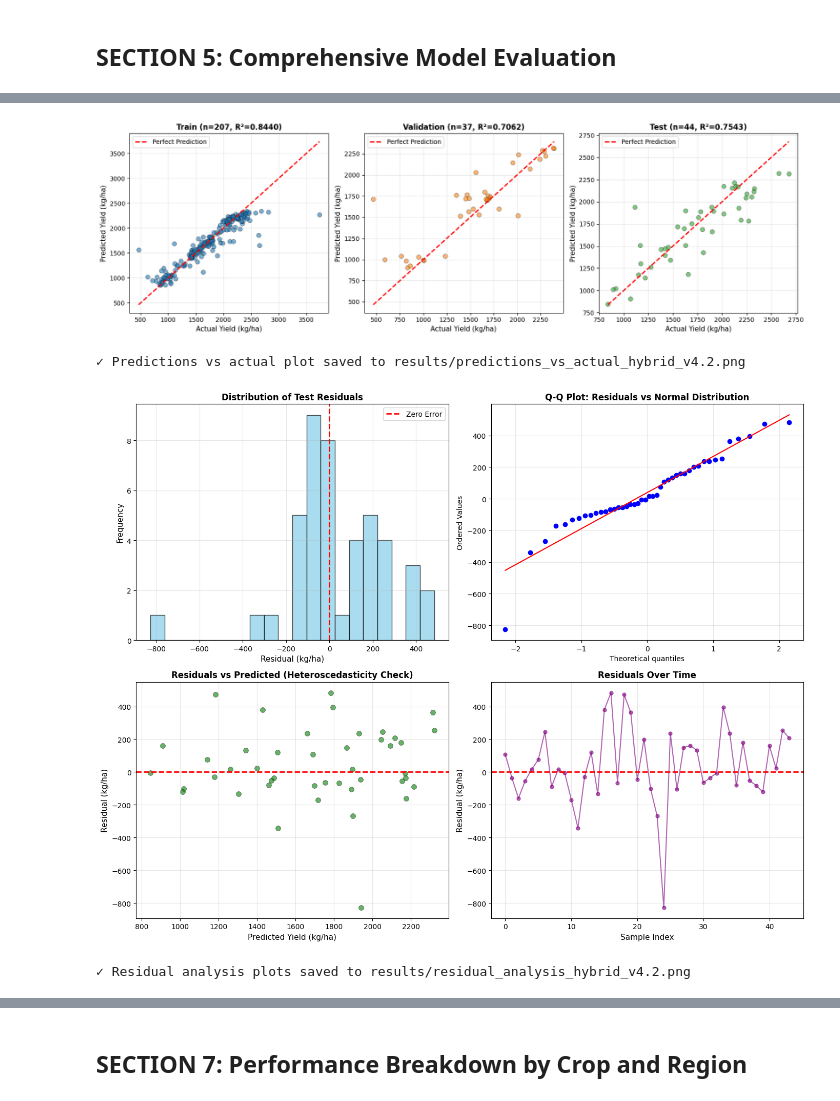
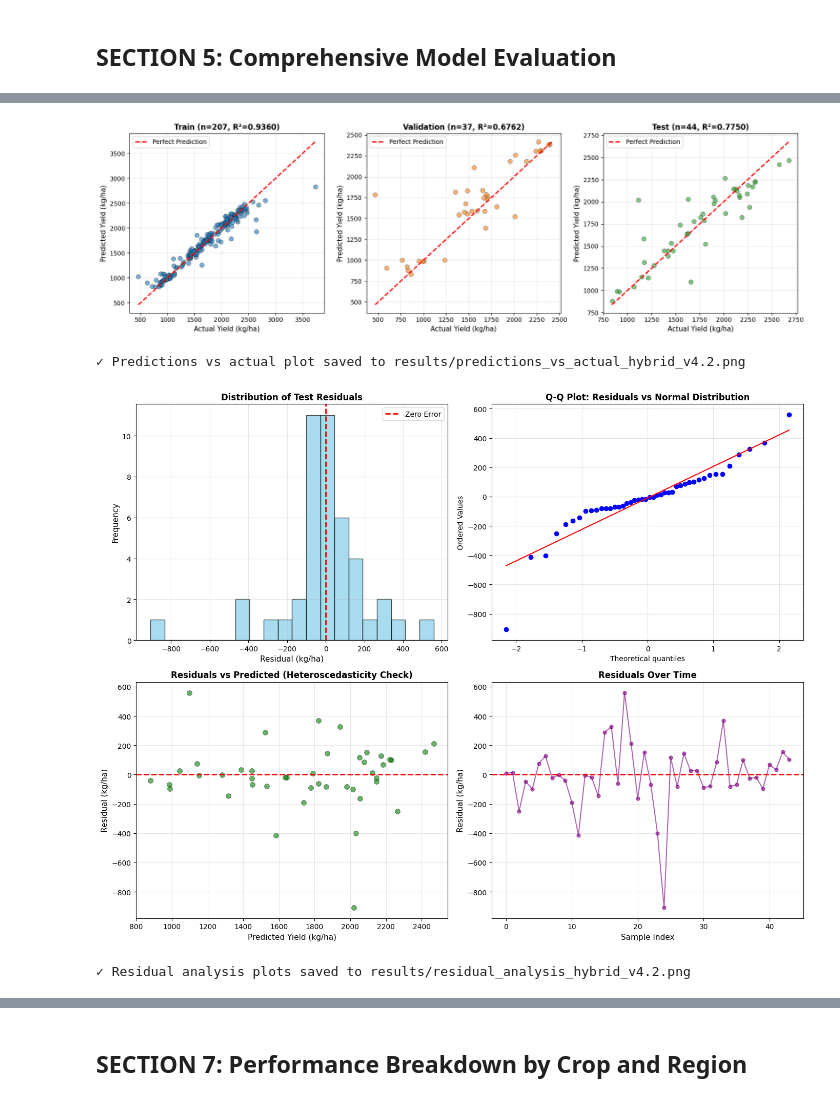
Before and after one commit to David-Ibitokun/Final-Year-Project, a Jupyter notebook: climate_change_food_security_hybrid_model_v4.2.ipynb, the cells around one changed output, grey strips where cells are left out. Saved outputs shown, nothing was run; the diff lists cells and outputs as text; code cells hidden in the pictures.

```diff
--- a/climate_change_food_security_hybrid_model_v4.2.ipynb
+++ b/climate_change_food_security_hybrid_model_v4.2.ipynb
@@ -464,12 +479,12 @@ Model: "TCN_MLP_Hybrid_Enhanced"
 ## SECTION 4: Train Final Model with Optimal Hyperparameters
 # %%
 # ─── ENHANCED SYNTHETIC DATA AUGMENTATION & K-FOLD DEEP ENSEMBLE ──────────
-print("\nApplying enhanced augmentation with temporal shifts and training 15-model Deep Ensemble...\n")
+print("\nApplying AGGRESSIVE augmentation with temporal shifts and training 15-model Deep Ensemble...\n")
 from sklearn.model_selection import StratifiedKFold
 import tensorflow as tf
 
-def augment_data(X, y, region_ids, crop_ids, year_progression, num_augments=30, noise_level=0.02):
-    """Enhanced augmentation with temporal shifts and cycle awareness."""
+def augment_data(X, y, region_ids, crop_ids, year_progression, num_augments=30, noise_level=0.05):
+    """Enhanced augmentation with temporal shifts and STRONG variations to reduce overfitting."""
     X_aug, y_aug, r_aug, c_aug, yr_aug = [], [], [], [], []
 
     # Original data
@@ -480,12 +495,12 @@ def augment_data(X, y, region_ids, crop_ids, year_progression, num_augments=30,
     yr_aug.append(year_progression)
 
     for _ in range(num_augments):
-        # 1. Gaussian Noise Injection (sensor/measurement error)
+        # 1. Gaussian Noise Injection (STRONGER sensor/measurement error: 0.05 vs 0.02)
         noise = np.random.normal(0, noise_level, X.shape)
         X_noisy = X + noise
 
-        # 2. Magnitude Scaling (climate intensity variations)
-        scale = np.random.uniform(0.90, 1.10, size=(X.shape[0], 1, X.shape[2]))
+        # 2. Magnitude Scaling (EXPANDED climate intensity variations: 0.80-1.20 vs 0.90-1.10)
+        scale = np.random.uniform(0.80, 1.20, size=(X.shape[0], 1, X.shape[2]))
         X_noisy = X_noisy * scale
 
         # 3. Temporal Shifts (simulate seasonal timing variations)
@@ -495,8 +510,8 @@ def augment_data(X, y, region_ids, crop_ids, year_progression, num_augments=30,
             X_noisy = np.concatenate([X_noisy[:, shift_amount:, :],
                                       X_noisy[:, :shift_amount, :]], axis=1)
 
-        # 4. Label Variance (corrupted yield reports)
-        y_noise = y + np.random.normal(0, 0.05, y.shape)
+        # 4. Label Variance (EXPANDED corrupted yield reports: 0.10 vs 0.05)
+        y_noise = y + np.random.normal(0, 0.10, y.shape)
 
         X_aug.append(X_noisy)
         y_aug.append(y_noise)
@@ -513,13 +528,13 @@ region_ids_train_base = region_ids_train.copy()
 crop_ids_train_base = crop_ids_train.copy()
 year_train_base = year_train.copy()
 
-n_splits = 15  # Expanded from 10 to 15 models
+n_splits = 15  # 15 models for ensemble robustness
 skf = StratifiedKFold(n_splits=n_splits, shuffle=True, random_state=42)
 
 ensemble_models = []
 
 print(f"\nTraining Deep Ensemble with {n_splits}-Fold Stratified Cross-Validation on Train split...")
-print(f"(Increased capacity + Multi-Head Attention + Polynomial year features + Temporal shifts)...\n")
+print(f"(STRONG L2=1e-3, Dropout=0.4, Early Stop patience=10, Aggressive Augmentation)...\n")
 
 for fold, (train_idx, val_idx) in enumerate(skf.split(X_train_s_base, crop_ids_train_base)):
     print(f"--- Training Ensemble Model {fold+1}/{n_splits} ---")
@@ -532,15 +547,15 @@ for fold, (train_idx, val_idx) in enumerate(skf.split(X_train_s_base, crop_ids_t
 
     X_aug, y_aug, r_aug, c_aug, yr_aug = augment_data(
         X_f_train, y_f_train, r_f_train, c_f_train, yr_f_train,
-        num_augments=30, noise_level=0.02
+        num_augments=30, noise_level=0.05  # STRONGER augmentation
     )
 
     model_i = build_final_tcn_mlp_with_embeddings(
         tcn_filters=32, tcn_kernel=3,
         n_features=n_features_count,
         mlp_units_1=24, mlp_units_2=16,
-        l2_reg=5e-5,
-        dropout_rate=0.2
+        l2_reg=1e-3,   # STRONG L2 (20x stronger)
+        dropout_rate=0.4  # STRONG dropout (doubled)
     )
 
     model_i.compile(
@@ -553,10 +568,10 @@ for fold, (train_idx, val_idx) in enumerate(skf.split(X_train_s_base, crop_ids_t
         [X_aug, r_aug, c_aug, yr_aug], y_aug,
         validation_data=([X_f_val, r_f_val, c_f_val, yr_f_val], y_f_val),
         epochs=120,
-        batch_size=16,
+        batch_size=32,  # LARGER batch (32 vs 16) reduces gradient noise regularization
         verbose=0,
         callbacks=[
-            tf.keras.callbacks.EarlyStopping(monitor='val_loss', patience=20, restore_best_weights=True),
+            tf.keras.callbacks.EarlyStopping(monitor='val_mae', patience=10, restore_best_weights=True),  # STRICTER: patience 10
             tf.keras.callbacks.ReduceLROnPlateau(monitor='val_loss', factor=0.5, patience=8, min_lr=1e-6)
         ]
     )
@@ -570,8 +585,9 @@ for fold, (train_idx, val_idx) in enumerate(skf.split(X_train_s_base, crop_ids_t
 
 history = history_plot
 model = ensemble_models[0]
-print(f"\n✓ Deep Ensemble Training complete! {n_splits} high-capacity models trained.")
-print(f"  - Temporal dependency awareness via Multi-Head Attention")
-print(f"  - Climate progression encoded with polynomial year features")
-print(f"  - Temporal shifts enhance robustness to seasonal variations")
+print(f"\n✓ Regularized Deep Ensemble Training complete! {n_splits} high-capacity models trained.")
+print(f"  - STRONG L2 regularization (1e-3) to penalize large weights")
+print(f"  - STRONG dropout (0.4) to stochastically disable neurons")
+print(f"  - STRICTER early stopping (patience=10) to stop overfitting early")
+print(f"  - AGGRESSIVE data augmentation (noise=0.05, scale=0.80-1.20, label_var=0.10)")
 # %% [output]
@@ -730,12 +1287,12 @@ for idx, (ax, metrics, color) in enumerate(zip(axes, splits, colors)):
     ax.grid(True, alpha=0.3)
 
 plt.tight_layout()
-plt.savefig('results/predictions_vs_actual_hybrid_v4.2.png', dpi=150, bbox_inches='tight')
+plt.savefig('final_results/images/predictions_vs_actual_hybrid_v4.2.png', dpi=150, bbox_inches='tight')
 plt.show()
 
-print("\n✓ Predictions vs actual plot saved to results/predictions_vs_actual_hybrid_v4.2.png")
+print("\n✓ Predictions vs actual plot saved to final_results/images/predictions_vs_actual_hybrid_v4.2.png")
 # %% [output]
-[figure, old version]
+[figure, new version]
 ✓ Predictions vs actual plot saved to results/predictions_vs_actual_hybrid_v4.2.png
 # %%
 # ─── RESIDUAL ANALYSIS ──────────────────────────────────────────────────────
@@ -751,35 +1308,35 @@ axes[0, 0].set_xlabel('Residual (kg/ha)', fontsize=11)
 axes[0, 0].set_ylabel('Frequency', fontsize=11)
 axes[0, 0].set_title('Distribution of Test Residuals', fontsize=12, fontweight='bold')
 axes[0, 0].legend()
 axes[0, 0].grid(True, alpha=0.3)
 
 # Q-Q plot (residuals vs normal distribution)
 from scipy import stats
 stats.probplot(residuals_test, dist="norm", plot=axes[0, 1])
 axes[0, 1].set_title('Q-Q Plot: Residuals vs Normal Distribution', fontsize=12, fontweight='bold')
 axes[0, 1].grid(True, alpha=0.3)
 
 # Residuals vs predicted (heteroscedasticity check)
-axes[1, 0].scatter(test_metrics['y_pred'], residuals_test, alpha=0.6, s=50, color='green', edgecolor='black', linewidth=0.5)
+axes[1, 0].scatter(y_pred_test_ensemble, residuals_test, alpha=0.6, s=50, color='green', edgecolor='black', linewidth=0.5)
 axes[1, 0].axhline(0, color='red', linestyle='--', linewidth=2)
 axes[1, 0].set_xlabel('Predicted Yield (kg/ha)', fontsize=11)
 axes[1, 0].set_ylabel('Residual (kg/ha)', fontsize=11)
 axes[1, 0].set_title('Residuals vs Predicted (Heteroscedasticity Check)', fontsize=12, fontweight='bold')
 axes[1, 0].grid(True, alpha=0.3)
 
 # Residuals over index
 axes[1, 1].plot(residuals_test, marker='o', linestyle='-', alpha=0.6, markersize=5, color='purple')
 axes[1, 1].axhline(0, color='red', linestyle='--', linewidth=2)
 axes[1, 1].set_xlabel('Sample Index', fontsize=11)
 axes[1, 1].set_ylabel('Residual (kg/ha)', fontsize=11)
 axes[1, 1].set_title('Residuals Over Time', fontsize=12, fontweight='bold')
 axes[1, 1].grid(True, alpha=0.3)
 
 plt.tight_layout()
-plt.savefig('results/residual_analysis_hybrid_v4.2.png', dpi=150, bbox_inches='tight')
+plt.savefig('final_results/images/residual_analysis_hybrid_v4.2.png', dpi=150, bbox_inches='tight')
 plt.show()
 
-print("✓ Residual analysis plots saved to results/residual_analysis_hybrid_v4.2.png")
+print("✓ Residual analysis plots saved to final_results/images/residual_analysis_hybrid_v4.2.png")
 # %% [output]
-[figure, old version]
+[figure, new version]
 ✓ Residual analysis plots saved to results/residual_analysis_hybrid_v4.2.png
```
Also changed, not shown: parts of 26 cells of this notebook, 24 other files.
